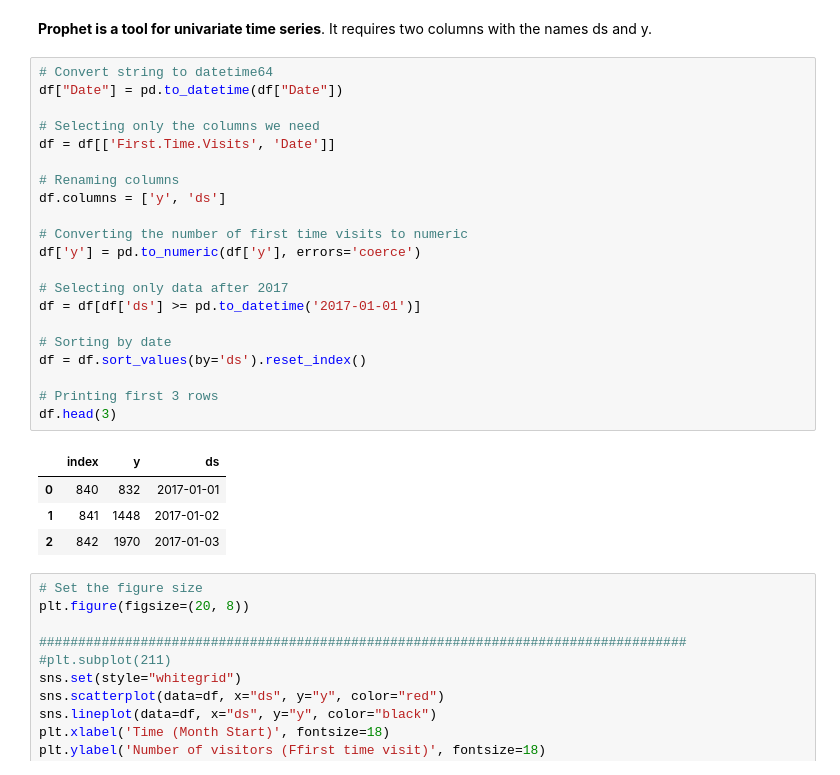
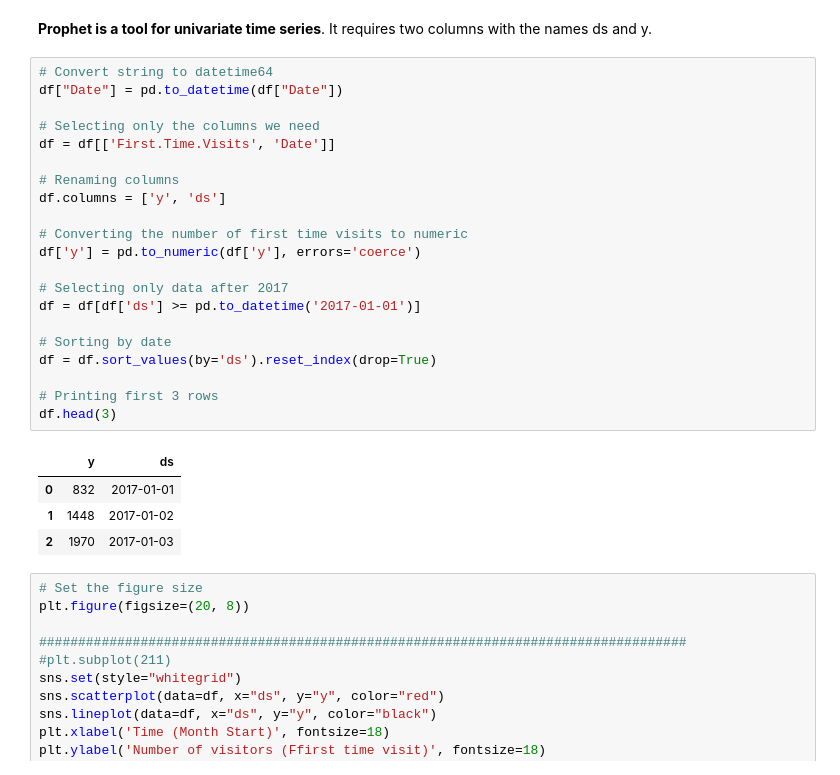
Before and after one commit to FelipeTufaile/time_series_forecasting, a Jupyter notebook: notebooks/prophet.ipynb, the cells around one changed output. Saved outputs shown, nothing was run; the diff lists cells and outputs as text.

```diff
--- a/notebooks/prophet.ipynb
+++ b/notebooks/prophet.ipynb
@@ -59,29 +63,29 @@ df.head(3)
 # %%
 # Convert string to datetime64
 df["Date"] = pd.to_datetime(df["Date"])
 
 # Selecting only the columns we need
 df = df[['First.Time.Visits', 'Date']]
 
 # Renaming columns
 df.columns = ['y', 'ds']
 
 # Converting the number of first time visits to numeric
 df['y'] = pd.to_numeric(df['y'], errors='coerce')
 
 # Selecting only data after 2017
 df = df[df['ds'] >= pd.to_datetime('2017-01-01')]
 
 # Sorting by date
-df = df.sort_values(by='ds').reset_index()
+df = df.sort_values(by='ds').reset_index(drop=True)
 
 # Printing first 3 rows
 df.head(3)
 # %% [output]
-|  | index | y | ds |
-| 0 | 840 | 832 | 2017-01-01 |
-| 1 | 841 | 1448 | 2017-01-02 |
-| 2 | 842 | 1970 | 2017-01-03 |
+|  | y | ds |
+| 0 | 832 | 2017-01-01 |
+| 1 | 1448 | 2017-01-02 |
+| 2 | 1970 | 2017-01-03 |
 # %%
 # Set the figure size
 plt.figure(figsize=(20, 8))
```
Also changed, not shown: parts of 13 cells of this notebook.
